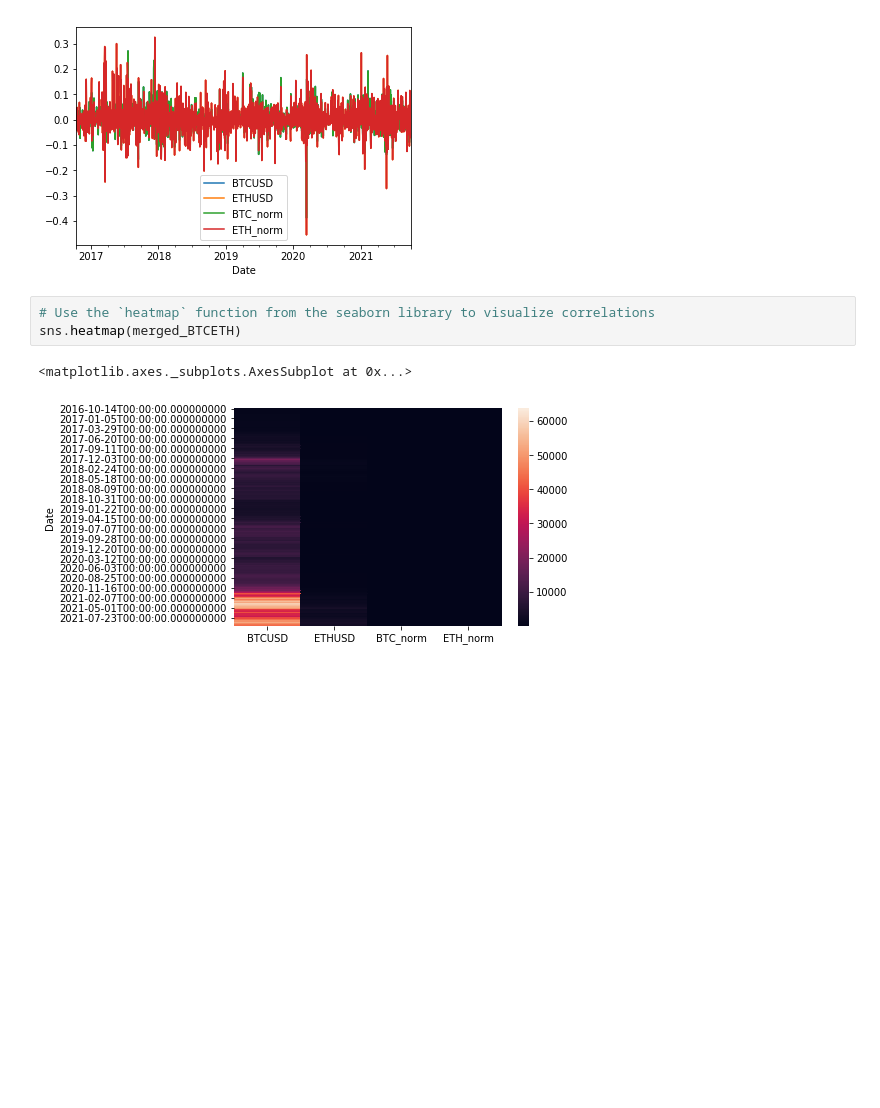
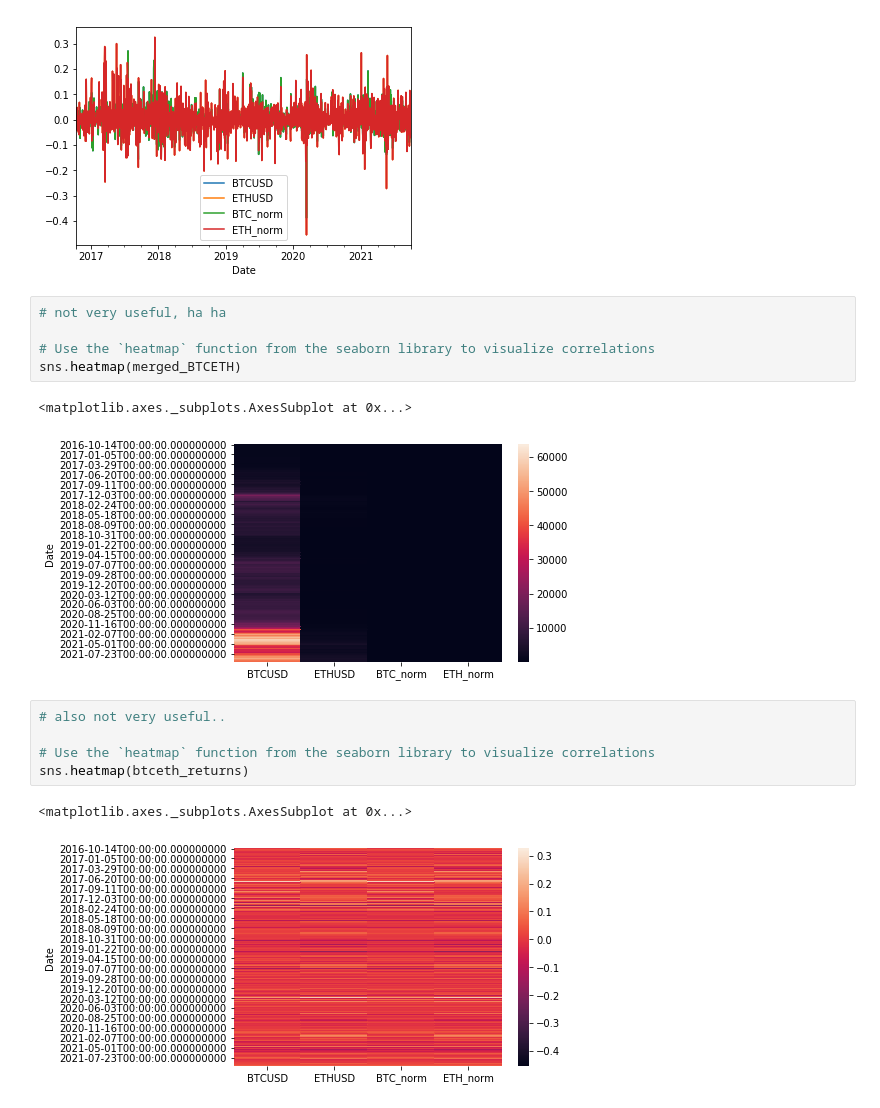
Before and after one commit to dcndn4/Project_1, a Jupyter notebook: Initial w gfdata.ipynb, the cells around one changed output. Saved outputs shown, nothing was run; the diff lists cells and outputs as text; blank space fills up the shorter version.

```diff
--- a/Initial w gfdata.ipynb
+++ b/Initial w gfdata.ipynb
@@ -160,8 +160,18 @@ btceth_returns.plot()
 <matplotlib.axes._subplots.AxesSubplot at 0x...>
 [figure]
 # %%
+# not very useful, ha ha
+
 # Use the `heatmap` function from the seaborn library to visualize correlations
 sns.heatmap(merged_BTCETH)
 # %% [output]
 <matplotlib.axes._subplots.AxesSubplot at 0x...>
 [figure]
+# %%
+# also not very useful..
+
+# Use the `heatmap` function from the seaborn library to visualize correlations
+sns.heatmap(btceth_returns)
+# %% [output]
+<matplotlib.axes._subplots.AxesSubplot at 0x...>
+[figure, added]
```
Also changed, not shown: parts of 2 cells of this notebook, 2 other files.
